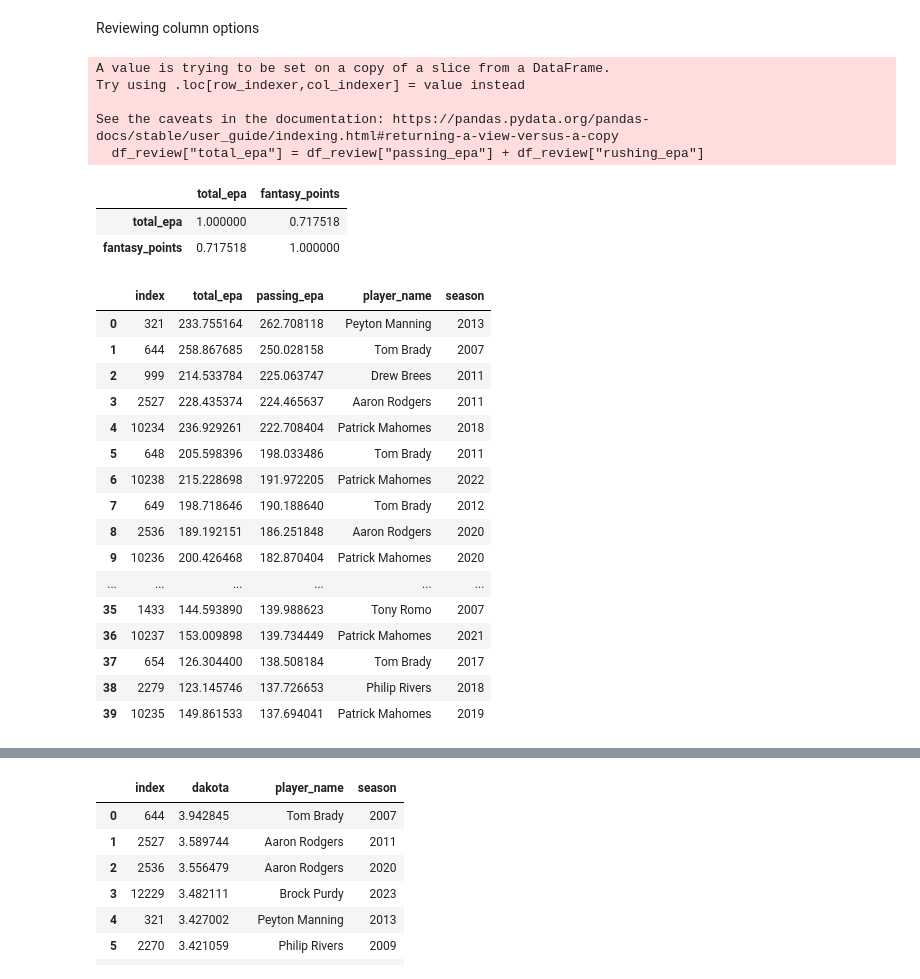
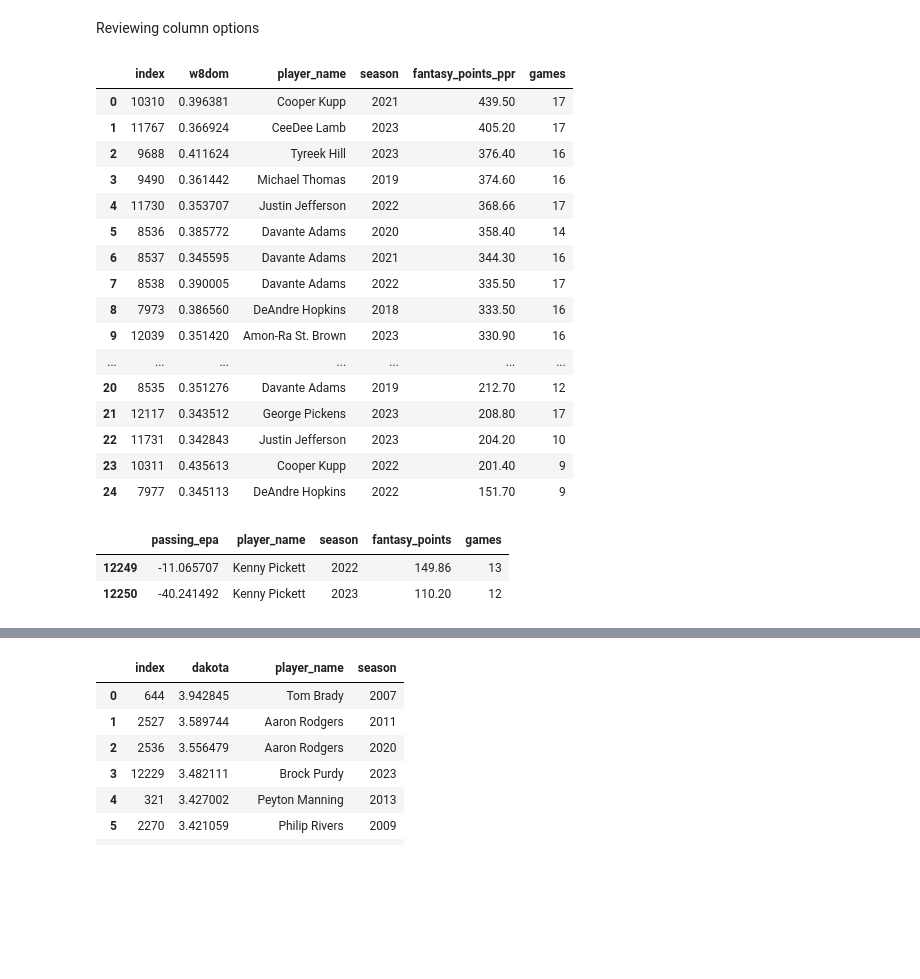
Before and after one commit to Alex-Bishka/Fantasy, a Jupyter notebook: Analysis/Notebooks/SeasonReviewNotebooks/Exploratory.ipynb, the cells around one changed output, grey strips where cells are left out. Cells and saved outputs as stored; diff of their text form; code cells hidden in the pictures; blank space fills up the shorter version.

Commit message:
wr 2023 review completed

```diff
--- a/Analysis/Notebooks/SeasonReviewNotebooks/Exploratory.ipynb
+++ b/Analysis/Notebooks/SeasonReviewNotebooks/Exploratory.ipynb
@@ -23,39 +29,31 @@ df_review = df_all.query(f"season >= {SEASON} and position == '{POSITION}' and g
 # Line Graph
 # %% [markdown]
 Reviewing column options
-# %%
-df_review["total_epa"] = df_review["passing_epa"] + df_review["rushing_epa"]
-# %% [output]
-A value is trying to be set on a copy of a slice from a DataFrame.
-Try using .loc[row_indexer,col_indexer] = value instead
-
-See the caveats in the documentation: https://pandas.pydata.org/pandas-docs/stable/user_guide/indexing.html#returning-a-view-versus-a-copy
-  df_review["total_epa"] = df_review["passing_epa"] + df_review["rushing_epa"]
-# %%
-df_review[["total_epa", "fantasy_points"]].corr()
-# %% [output]
-|  | total_epa | fantasy_points |
-| total_epa | 1.000000 | 0.717518 |
-| fantasy_points | 0.717518 | 1.000000 |
 # %%
-df_epa = df_review[["total_epa", "passing_epa", "player_name", "season"]]
+df = df_review[["w8dom", "player_name", "season", "fantasy_points_ppr", "games"]]
 # %%
-df_epa.sort_values(by="passing_epa", ascending=False).head(40).reset_index()
+df.query("w8dom >= 0.34").sort_values(by="fantasy_points_ppr", ascending=False).head(50).reset_index()
 # %% [output]
-|  | index | total_epa | passing_epa | player_name | season |
-| 0 | 321 | 233.755164 | 262.708118 | Peyton Manning | 2013 |
-| 1 | 644 | 258.867685 | 250.028158 | Tom Brady | 2007 |
-| 2 | 999 | 214.533784 | 225.063747 | Drew Brees | 2011 |
-| 3 | 2527 | 228.435374 | 224.465637 | Aaron Rodgers | 2011 |
-| 4 | 10234 | 236.929261 | 222.708404 | Patrick Mahomes | 2018 |
-| 5 | 648 | 205.598396 | 198.033486 | Tom Brady | 2011 |
-| 6 | 10238 | 215.228698 | 191.972205 | Patrick Mahomes | 2022 |
-| 7 | 649 | 198.718646 | 190.188640 | Tom Brady | 2012 |
-| 8 | 2536 | 189.192151 | 186.251848 | Aaron Rodgers | 2020 |
-| 9 | 10236 | 200.426468 | 182.870404 | Patrick Mahomes | 2020 |
-| ... | ... | ... | ... | ... | ... |
-| 35 | 1433 | 144.593890 | 139.988623 | Tony Romo | 2007 |
-| 36 | 10237 | 153.009898 | 139.734449 | Patrick Mahomes | 2021 |
-| 37 | 654 | 126.304400 | 138.508184 | Tom Brady | 2017 |
-| 38 | 2279 | 123.145746 | 137.726653 | Philip Rivers | 2018 |
-| 39 | 10235 | 149.861533 | 137.694041 | Patrick Mahomes | 2019 |
+|  | index | w8dom | player_name | season | fantasy_points_ppr | games |
+| 0 | 10310 | 0.396381 | Cooper Kupp | 2021 | 439.50 | 17 |
+| 1 | 11767 | 0.366924 | CeeDee Lamb | 2023 | 405.20 | 17 |
+| 2 | 9688 | 0.411624 | Tyreek Hill | 2023 | 376.40 | 16 |
+| 3 | 9490 | 0.361442 | Michael Thomas | 2019 | 374.60 | 16 |
+| 4 | 11730 | 0.353707 | Justin Jefferson | 2022 | 368.66 | 17 |
+| 5 | 8536 | 0.385772 | Davante Adams | 2020 | 358.40 | 14 |
+| 6 | 8537 | 0.345595 | Davante Adams | 2021 | 344.30 | 16 |
+| 7 | 8538 | 0.390005 | Davante Adams | 2022 | 335.50 | 17 |
+| 8 | 7973 | 0.386560 | DeAndre Hopkins | 2018 | 333.50 | 16 |
+| 9 | 12039 | 0.351420 | Amon-Ra St. Brown | 2023 | 330.90 | 16 |
+| ... | ... | ... | ... | ... | ... | ... |
+| 20 | 8535 | 0.351276 | Davante Adams | 2019 | 212.70 | 12 |
+| 21 | 12117 | 0.343512 | George Pickens | 2023 | 208.80 | 17 |
+| 22 | 11731 | 0.342843 | Justin Jefferson | 2023 | 204.20 | 10 |
+| 23 | 10311 | 0.435613 | Cooper Kupp | 2022 | 201.40 | 9 |
+| 24 | 7977 | 0.345113 | DeAndre Hopkins | 2022 | 151.70 | 9 |
+# %%
+df_epa.query("player_name == 'Kenny Pickett'")
+# %% [output]
+|  | passing_epa | player_name | season | fantasy_points | games |
+| 12249 | -11.065707 | Kenny Pickett | 2022 | 149.86 | 13 |
+| 12250 | -40.241492 | Kenny Pickett | 2023 | 110.20 | 12 |
```
Also changed, not shown: parts of 3 cells of this notebook, 3 other files.
